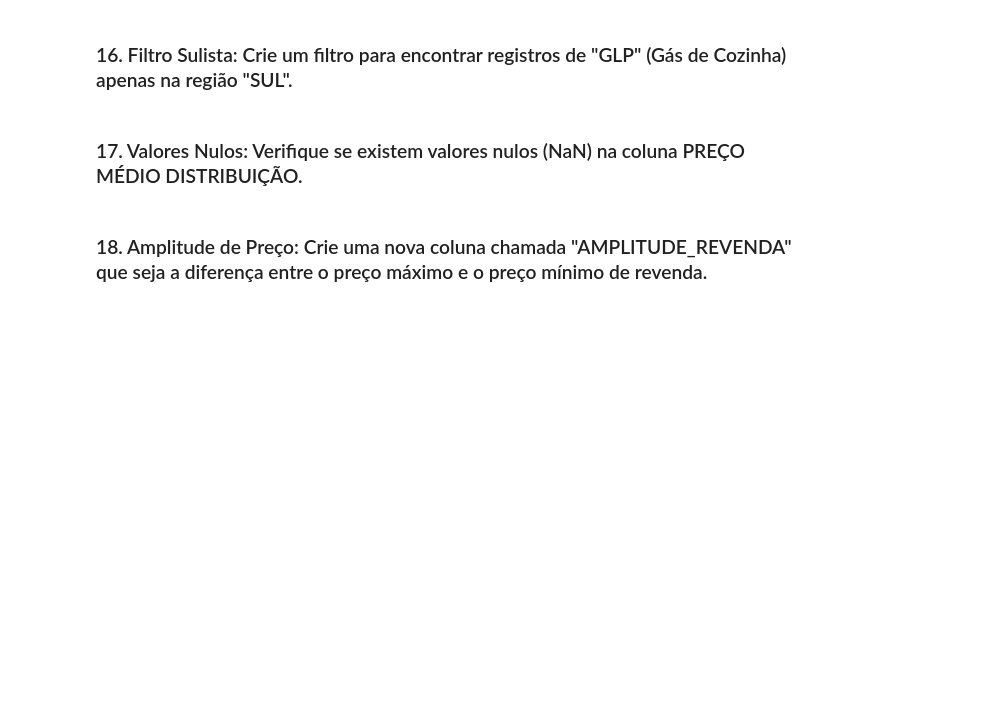
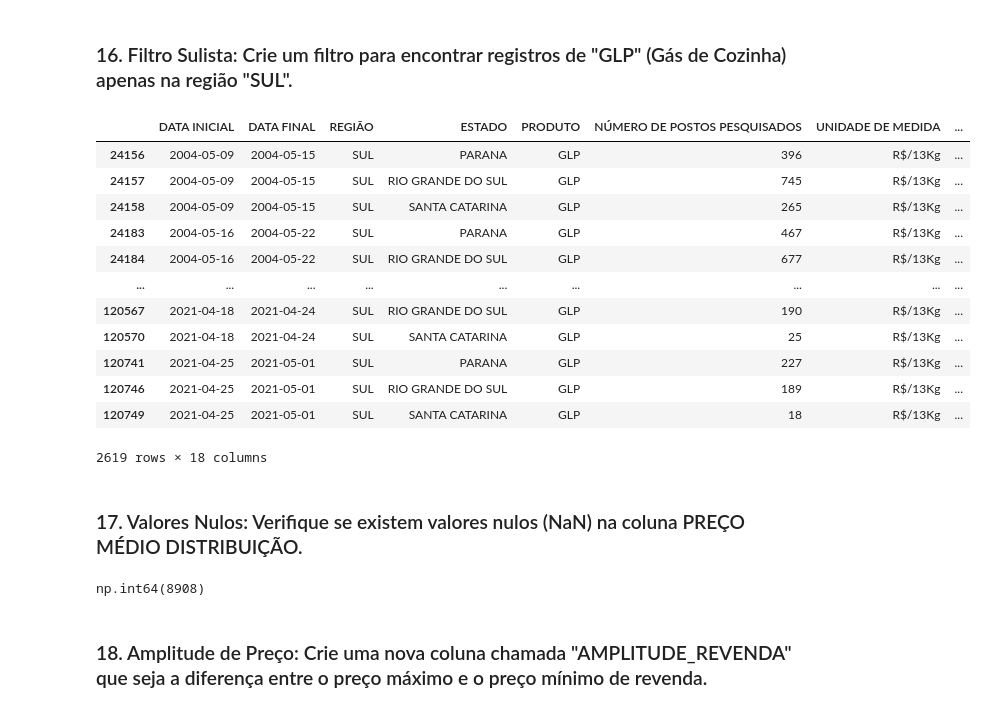
Before and after one commit to eumarianamota/data-science-studies, a Jupyter notebook: modulo-6/ex-01/exercises-4.ipynb, the cells around one changed output. Cells and saved outputs as stored; diff of their text form; code cells hidden in the pictures; blank space fills up the shorter version.

```diff
--- a/modulo-6/ex-01/exercises-4.ipynb
+++ b/modulo-6/ex-01/exercises-4.ipynb
@@ -219,6 +238,26 @@ memory usage: 18.4 MB
 # %% [markdown]
 ### 16. Filtro Sulista: Crie um filtro para encontrar registros de "GLP" (Gás de Cozinha) apenas na região "SUL".
+# %%
+df[(df["PRODUTO"] == "GLP" ) & (df["REGIÃO"] == "SUL")]
+# %% [output]
+|  | DATA INICIAL | DATA FINAL | REGIÃO | ESTADO | PRODUTO | NÚMERO DE POSTOS PESQUISADOS | UNIDADE DE MEDIDA | ... |
+| 24156 | 2004-05-09 | 2004-05-15 | SUL | PARANA | GLP | 396 | R$/13Kg | ... |
+| 24157 | 2004-05-09 | 2004-05-15 | SUL | RIO GRANDE DO SUL | GLP | 745 | R$/13Kg | ... |
+| 24158 | 2004-05-09 | 2004-05-15 | SUL | SANTA CATARINA | GLP | 265 | R$/13Kg | ... |
+| 24183 | 2004-05-16 | 2004-05-22 | SUL | PARANA | GLP | 467 | R$/13Kg | ... |
+| 24184 | 2004-05-16 | 2004-05-22 | SUL | RIO GRANDE DO SUL | GLP | 677 | R$/13Kg | ... |
+| ... | ... | ... | ... | ... | ... | ... | ... | ... |
+| 120567 | 2021-04-18 | 2021-04-24 | SUL | RIO GRANDE DO SUL | GLP | 190 | R$/13Kg | ... |
+| 120570 | 2021-04-18 | 2021-04-24 | SUL | SANTA CATARINA | GLP | 25 | R$/13Kg | ... |
+| 120741 | 2021-04-25 | 2021-05-01 | SUL | PARANA | GLP | 227 | R$/13Kg | ... |
+| 120746 | 2021-04-25 | 2021-05-01 | SUL | RIO GRANDE DO SUL | GLP | 189 | R$/13Kg | ... |
+| 120749 | 2021-04-25 | 2021-05-01 | SUL | SANTA CATARINA | GLP | 18 | R$/13Kg | ... |
+2619 rows × 18 columns
 # %% [markdown]
 ### 17. Valores Nulos: Verifique se existem valores nulos (NaN) na coluna PREÇO MÉDIO DISTRIBUIÇÃO.
+# %%
+df["PREÇO MÉDIO DISTRIBUIÇÃO"].isnull().sum()
+# %% [output]
+np.int64(8908)
 # %% [markdown]
 ### 18. Amplitude de Preço: Crie uma nova coluna chamada "AMPLITUDE_REVENDA" que seja a diferença entre o preço máximo e o preço mínimo de revenda.
```
Also changed, not shown: parts of 15 cells of this notebook, 1 other file.
